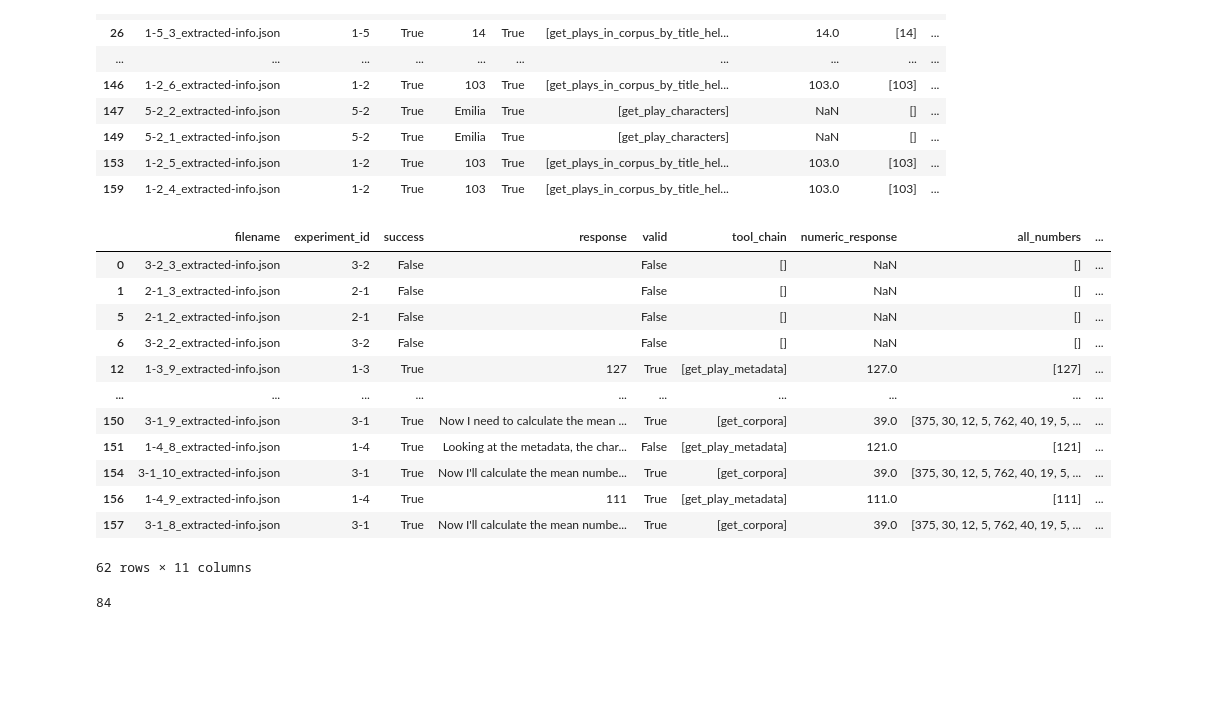
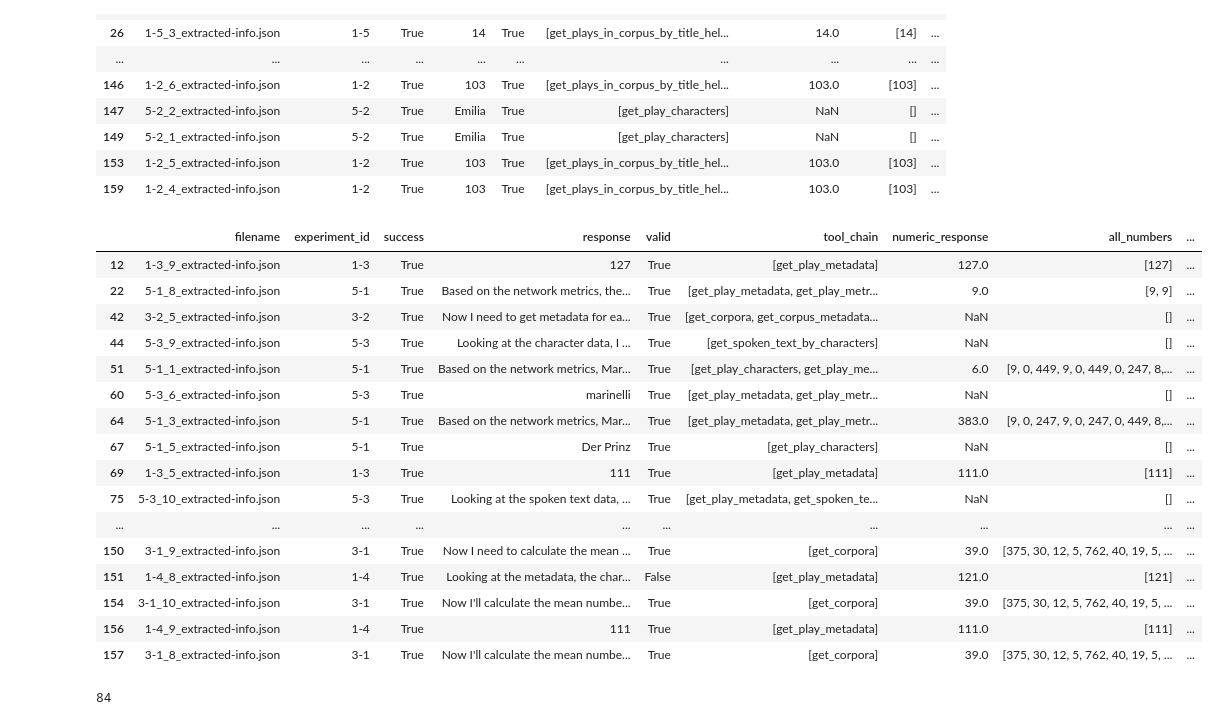
Before and after one commit to dracor-org/dracor-mcp-evaluation, a Jupyter notebook: automatic_evaluation/responses_analyser.ipynb, the cells around one changed output. Cells and saved outputs as stored; diff of their text form; code cells hidden in the pictures; blank space fills up the shorter version.

```diff
--- a/automatic_evaluation/responses_analyser.ipynb
+++ b/automatic_evaluation/responses_analyser.ipynb
@@ -28,7 +28,8 @@ EXPERIMENT_PREFIXES = [
 ]
 # %%
 # Path to the uploaded files
-path = "results/haiku-4-5/extracted/*.json"
+#path = "results/haiku-4-5/extracted/*.json" choose this for haiku-4-5
+path = "results/sonnet-4/extracted/*.json"  # choose this for sonnet-4
 
 rows = []
 
@@ -765,21 +779,25 @@ df_precise_answers[df_precise_answers['is correct raw']]
 | 159 | 1-2_4_extracted-info.json | 1-2 | True | 103 | True | [get_plays_in_corpus_by_title_hel... | 103.0 | [103] | ... |
 # %%
 # wrong ones
-df_precise_answers[~df_precise_answers['is correct raw']]
+df_precise_answers[~df_precise_answers['is correct raw'] & df_precise_answers['success']==True]
 # %% [output]
 |  | filename | experiment_id | success | response | valid | tool_chain | numeric_response | all_numbers | ... |
-| 0 | 3-2_3_extracted-info.json | 3-2 | False |  | False | [] | NaN | [] | ... |
-| 1 | 2-1_3_extracted-info.json | 2-1 | False |  | False | [] | NaN | [] | ... |
-| 5 | 2-1_2_extracted-info.json | 2-1 | False |  | False | [] | NaN | [] | ... |
-| 6 | 3-2_2_extracted-info.json | 3-2 | False |  | False | [] | NaN | [] | ... |
 | 12 | 1-3_9_extracted-info.json | 1-3 | True | 127 | True | [get_play_metadata] | 127.0 | [127] | ... |
+| 22 | 5-1_8_extracted-info.json | 5-1 | True | Based on the network metrics, the... | True | [get_play_metadata, get_play_metr... | 9.0 | [9, 9] | ... |
+| 42 | 3-2_5_extracted-info.json | 3-2 | True | Now I need to get metadata for ea... | True | [get_corpora, get_corpus_metadata... | NaN | [] | ... |
+| 44 | 5-3_9_extracted-info.json | 5-3 | True | Looking at the character data, I ... | True | [get_spoken_text_by_characters] | NaN | [] | ... |
+| 51 | 5-1_1_extracted-info.json | 5-1 | True | Based on the network metrics, Mar... | True | [get_play_characters, get_play_me... | 6.0 | [9, 0, 449, 9, 0, 449, 0, 247, 8,... | ... |
+| 60 | 5-3_6_extracted-info.json | 5-3 | True | marinelli | True | [get_play_metadata, get_play_metr... | NaN | [] | ... |
+| 64 | 5-1_3_extracted-info.json | 5-1 | True | Based on the network metrics, Mar... | True | [get_play_metadata, get_play_metr... | 383.0 | [9, 0, 247, 9, 0, 247, 0, 449, 8,... | ... |
+| 67 | 5-1_5_extracted-info.json | 5-1 | True | Der Prinz | True | [get_play_characters] | NaN | [] | ... |
+| 69 | 1-3_5_extracted-info.json | 1-3 | True | 111 | True | [get_play_metadata] | 111.0 | [111] | ... |
+| 75 | 5-3_10_extracted-info.json | 5-3 | True | Looking at the spoken text data, ... | True | [get_play_metadata, get_spoken_te... | NaN | [] | ... |
 | ... | ... | ... | ... | ... | ... | ... | ... | ... | ... |
 | 150 | 3-1_9_extracted-info.json | 3-1 | True | Now I need to calculate the mean ... | True | [get_corpora] | 39.0 | [375, 30, 12, 5, 762, 40, 19, 5, ... | ... |
 | 151 | 1-4_8_extracted-info.json | 1-4 | True | Looking at the metadata, the char... | False | [get_play_metadata] | 121.0 | [121] | ... |
 | 154 | 3-1_10_extracted-info.json | 3-1 | True | Now I'll calculate the mean numbe... | True | [get_corpora] | 39.0 | [375, 30, 12, 5, 762, 40, 19, 5, ... | ... |
 | 156 | 1-4_9_extracted-info.json | 1-4 | True | 111 | True | [get_play_metadata] | 111.0 | [111] | ... |
 | 157 | 3-1_8_extracted-info.json | 3-1 | True | Now I'll calculate the mean numbe... | True | [get_corpora] | 39.0 | [375, 30, 12, 5, 762, 40, 19, 5, ... | ... |
-62 rows × 11 columns
 # %%
 check_norm = df_precise_answers['normalised_response'].astype(str) == df_precise_answers['correct_answer'].astype(str)
 df_precise_answers['is_correct_norm'] = check_norm
```
Also changed, not shown: parts of 30 cells of this notebook.
